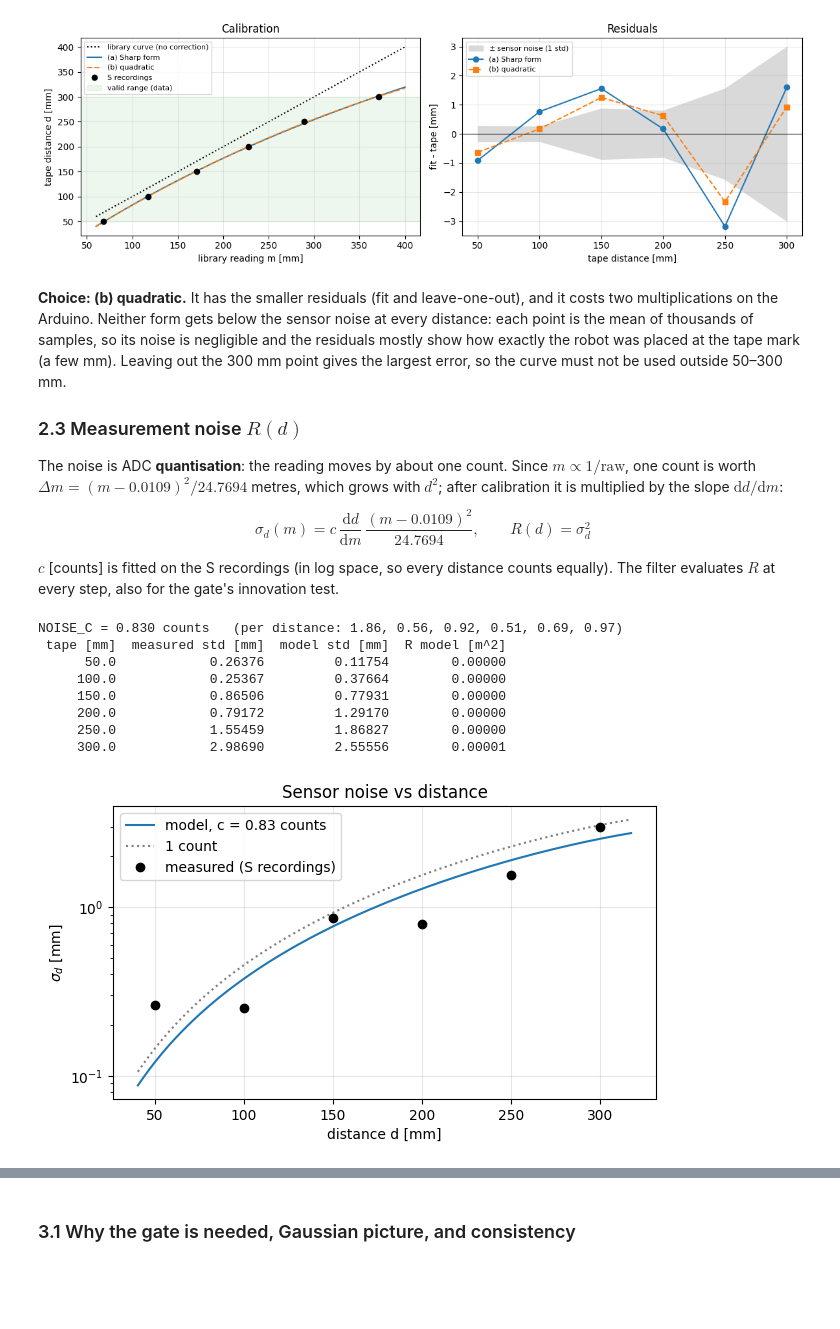
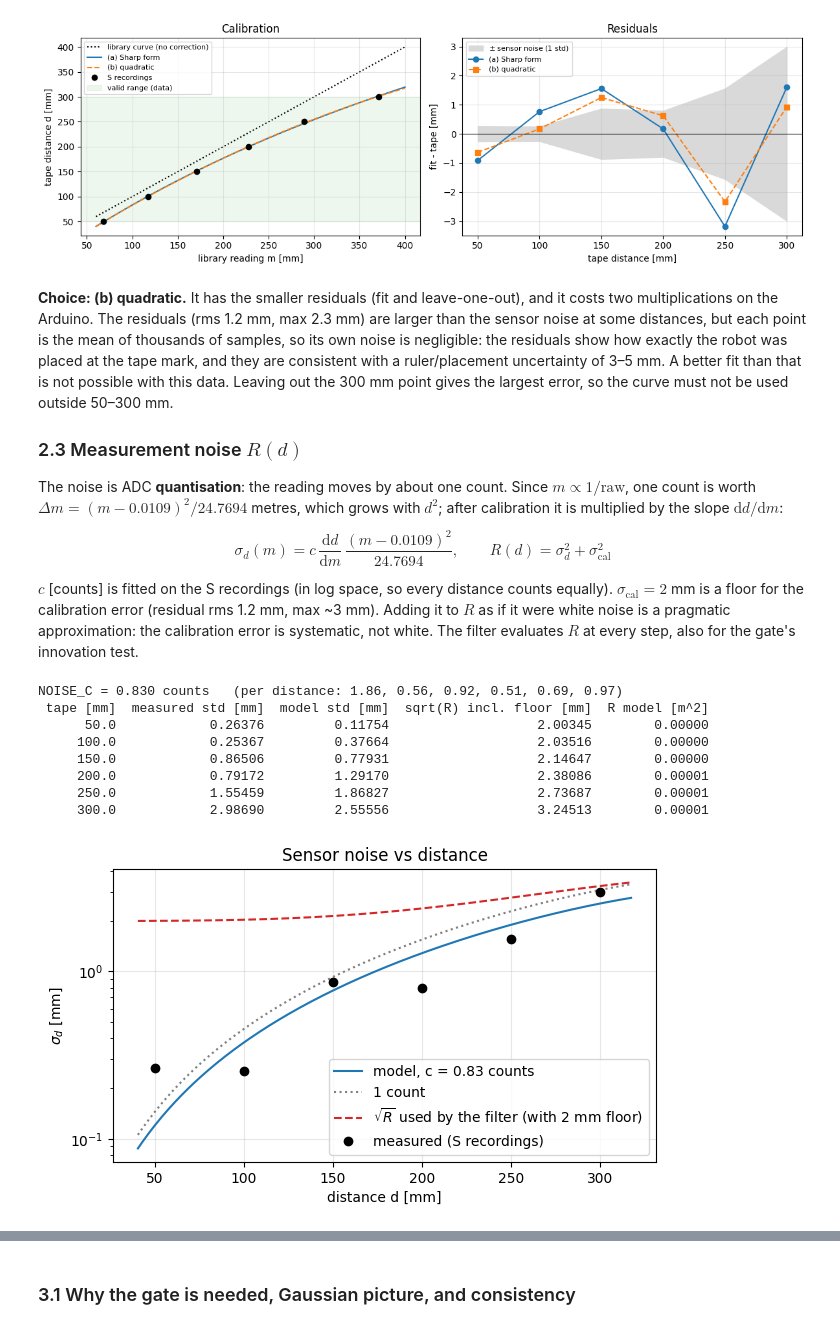
Before and after one commit to davidkog511/1d-kalman-filter, a Jupyter notebook: A3_1D_LKF/Assignment3_LKF.ipynb, the cells around one changed output, grey strips where cells are left out. Drawn from its saved outputs; the diff is of its cells as text; code cells hidden in the pictures; blank space fills up the shorter version.

```diff
--- a/A3_1D_LKF/Assignment3_LKF.ipynb
+++ b/A3_1D_LKF/Assignment3_LKF.ipynb
@@ -123,43 +123,45 @@ whole ADC counts in every file: True;  drop-outs: 0
 -> quadratic: d = -0.799412 m^2 + 1.181848 m + -0.027432  [m]
 [figure]
 # %% [markdown]
-**Choice: (b) quadratic.** It has the smaller residuals (fit and leave-one-out), and it costs two multiplications on the Arduino. Neither form gets below the sensor noise at every distance: each point is the mean of thousands of samples, so its noise is negligible and the residuals mostly show how exactly the robot was placed at the tape mark (a few mm). Leaving out the 300 mm point gives the largest error, so the curve must not be used outside 50–300 mm.
+**Choice: (b) quadratic.** It has the smaller residuals (fit and leave-one-out), and it costs two multiplications on the Arduino. The residuals (rms 1.2 mm, max 2.3 mm) are larger than the sensor noise at some distances, but each point is the mean of thousands of samples, so its own noise is negligible: the residuals show how exactly the robot was placed at the tape mark, and they are consistent with a ruler/placement uncertainty of 3–5 mm. A better fit than that is not possible with this data. Leaving out the 300 mm point gives the largest error, so the curve must not be used outside 50–300 mm.
 
 ### 2.3 Measurement noise $R(d)$
 
 The noise is ADC **quantisation**: the reading moves by about one count. Since $m \propto 1/\text{raw}$, one count is worth $\Delta m = (m-0.0109)^2/24.7694$ metres, which grows with $d^2$; after calibration it is multiplied by the slope $\mathrm d d/\mathrm d m$:
 
-$$\sigma_d(m) = c\,\frac{\mathrm d d}{\mathrm d m}\,\frac{(m-0.0109)^2}{24.7694},\qquad R(d) = \sigma_d^2$$
+$$\sigma_d(m) = c\,\frac{\mathrm d d}{\mathrm d m}\,\frac{(m-0.0109)^2}{24.7694},\qquad R(d) = \sigma_d^2 + \sigma_\text{cal}^2$$
 
-$c$ [counts] is fitted on the S recordings (in log space, so every distance counts equally). The filter evaluates $R$ at every step, also for the gate's innovation test.
+$c$ [counts] is fitted on the S recordings (in log space, so every distance counts equally). $\sigma_\text{cal} = 2$ mm is a floor for the calibration error (residual rms 1.2 mm, max ~3 mm). Adding it to $R$ as if it were white noise is a pragmatic approximation: the calibration error is systematic, not white. The filter evaluates $R$ at every step, also for the gate's innovation test.
 # %%
 dm_per_count = lambda m: (m - SHARP_B)**2 / SHARP_A                       # library metres per ADC count
 NOISE_C = np.exp(np.mean(np.log(stat.m_std / dm_per_count(stat.m))))     # [counts]
 sigma_d = lambda m: NOISE_C * dd_dm(m) * dm_per_count(m)                  # [m]
-R_of_m = lambda m: sigma_d(m)**2                                          # [m^2]
+SIGMA_CAL = 0.002                                                         # [m] calibration floor
+R_of_m = lambda m: sigma_d(m)**2 + SIGMA_CAL**2                           # [m^2]
 H = -R_WHEEL                                                              # z = d = H x
 
 meas = 1e3 * dd_dm(stat.m) * stat.m_std
 print(f'NOISE_C = {NOISE_C:.3f} counts   (per distance: {", ".join(f"{c:.2f}" for c in stat.m_std / dm_per_count(stat.m))})')
-print(pd.DataFrame({'tape [mm]': 1e3 * stat.tape, 'measured std [mm]': meas, 'model std [mm]': 1e3 * sigma_d(stat.m),
+print(pd.DataFrame({'tape [mm]': 1e3 * stat.tape, 'measured std [mm]': meas, 'model std [mm]': 1e3 * sigma_d(stat.m), 'sqrt(R) incl. floor [mm]': 1e3 * np.sqrt(R_of_m(stat.m)),
                     'R model [m^2]': R_of_m(stat.m)}).round(5).to_string(index=False))
 
 mm = np.linspace(0.06, 0.40, 300)
 plt.figure(figsize=(7, 3.8))
 plt.semilogy(1e3 * calibrate(mm), 1e3 * sigma_d(mm), label=f'model, c = {NOISE_C:.2f} counts')
 plt.semilogy(1e3 * calibrate(mm), 1e3 * dd_dm(mm) * dm_per_count(mm), ':', color='0.5', label='1 count')
+plt.semilogy(1e3 * calibrate(mm), 1e3 * np.sqrt(R_of_m(mm)), '--', color='tab:red', label=r'$\sqrt{R}$ used by the filter (with 2 mm floor)')
 plt.semilogy(1e3 * stat.tape, meas, 'ko', label='measured (S recordings)')
 plt.xlabel('distance d [mm]'); plt.ylabel(r'$\sigma_d$ [mm]'); plt.title('Sensor noise vs distance'); plt.legend(); plt.show()
 # %% [output]
 NOISE_C = 0.830 counts   (per distance: 1.86, 0.56, 0.92, 0.51, 0.69, 0.97)
- tape [mm]  measured std [mm]  model std [mm]  R model [m^2]
-      50.0            0.26376         0.11754        0.00000
-     100.0            0.25367         0.37664        0.00000
-     150.0            0.86506         0.77931        0.00000
-     200.0            0.79172         1.29170        0.00000
-     250.0            1.55459         1.86827        0.00000
-     300.0            2.98690         2.55556        0.00001
+ tape [mm]  measured std [mm]  model std [mm]  sqrt(R) incl. floor [mm]  R model [m^2]
+      50.0            0.26376         0.11754                   2.00345        0.00000
+     100.0            0.25367         0.37664                   2.03516        0.00000
+     150.0            0.86506         0.77931                   2.14647        0.00000
+     200.0            0.79172         1.29170                   2.38086        0.00001
+     250.0            1.55459         1.86827                   2.73687        0.00001
+     300.0            2.98690         2.55556                   3.24513        0.00001
-[figure, old version]
+[figure, new version]
 # %% [markdown]
 ## 3. The filter and a simulated wall approach
 Order as in `robot.cpp`: **correction** with the new measurement, then **prediction** to the next sample. An optional **gate**, identical to `CorrectionUpdate` in the firmware, calibrates every reading first and skips the update for drop-outs (24.78 m), NaN/inf and readings above 0.70 m (raw value), for **calibrated** distances outside 0.04–0.32 m (sensor range 0.04–0.30 m plus margin) and for innovations above 3σ ($\nu^2/S>9$). If more than 20 samples in a row (0.2 s) fail the 3σ test, the measurement is accepted again and $P$ is first widened to $P_\text{resync}=9.5$ rad² ($\approx$ 10 cm): then the *estimate* is wrong, not the sensor (e.g. a wrong initial guess), and a pure 3σ gate would lock the filter out forever. The counter starts at 0 for every run (`ResetGate()`).
```
Also changed, not shown: parts of 6 cells of this notebook, 3 other files.
